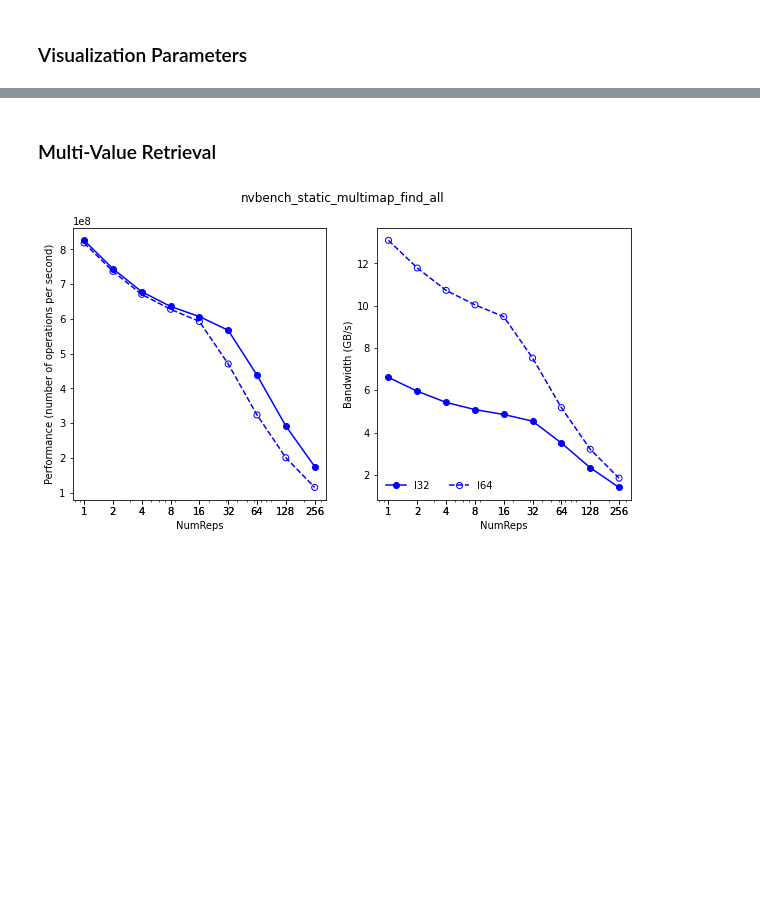
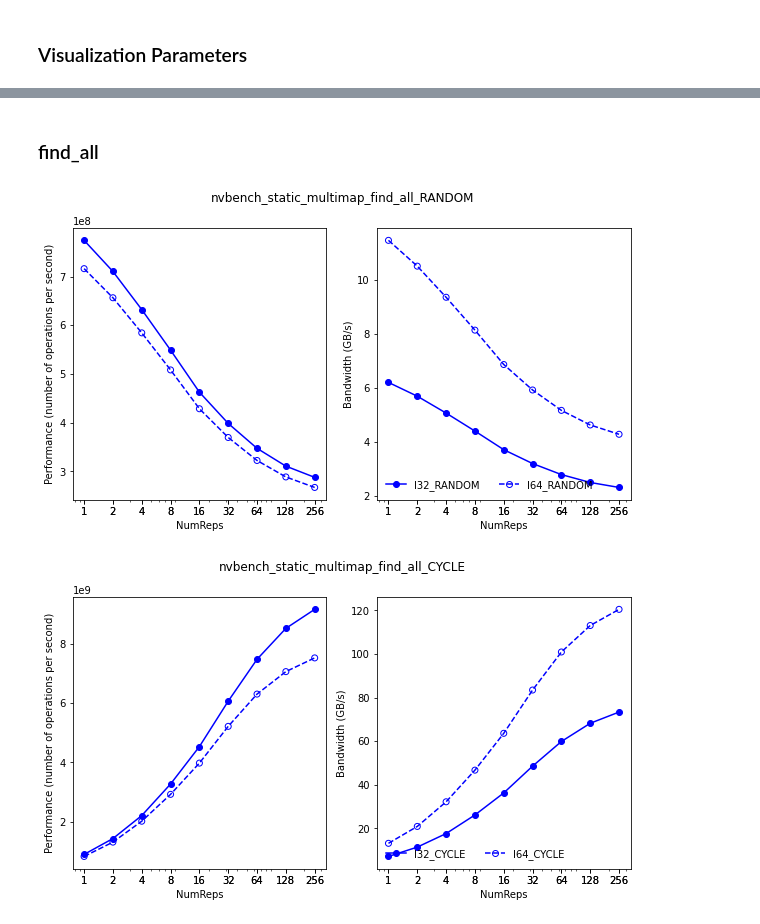
Before and after one commit to NVIDIA/cuCollections, a Jupyter notebook: benchmarks/analysis/notebooks/StaticMultimap.ipynb, the cells around one changed output, grey strips where cells are left out. Cells and saved outputs as stored; diff of their text form; code cells hidden in the pictures; blank space fills up the shorter version.

Commit message:
Update performance analysis jupyter notebook

```diff
--- a/benchmarks/analysis/notebooks/StaticMultimap.ipynb
+++ b/benchmarks/analysis/notebooks/StaticMultimap.ipynb
@@ -108,0 +94,28 @@ for bm in unique_bms:
+# %%
+for bm in unique_bms:
+    flag = "insert_cgsize" in bm
+    if flag:
+        tmpdf = perfdf[perfdf["Benchmark"] == bm]
+
+        # Plot INT32 performance
+        tmp_int32df = tmpdf[tmpdf["Label"].str.contains('I32')]
+
+        randomdf = tmp_int32df[tmp_int32df["Distribution"] == "RANDOM"].reset_index(drop=True)
+        unique_labels = randomdf["Label"].unique()
+        plot_perf(bm + "_INT32_RANDOM", randomdf, "NumReps", unique_labels, flag, True)
+
+        cycledf = tmp_int32df[tmp_int32df["Distribution"] == "CYCLE"].reset_index(drop=True)
+        unique_labels = cycledf["Label"].unique()
+        plot_perf(bm + "_INT32_CYCLE", cycledf, "NumReps", unique_labels, flag, True)
+
+
+        # Plot INT64 Performance
+        tmp_int64df = tmpdf[tmpdf["Label"].str.contains('I64')]
+
+        randomdf = tmp_int64df[tmp_int64df["Distribution"] == "RANDOM"].reset_index(drop=True)
+        unique_labels = randomdf["Label"].unique()
+        plot_perf(bm + "_INT64_RANDOM", randomdf, "NumReps", unique_labels, flag, True)
+
+        cycledf = tmp_int64df[tmp_int64df["Distribution"] == "CYCLE"].reset_index(drop=True)
+        unique_labels = cycledf["Label"].unique()
+        plot_perf(bm + "_INT64_CYCLE", cycledf, "NumReps", unique_labels, flag, True)
@@ -109,12 +127,19 @@ for bm in unique_bms:
 # %% [markdown]
-### Multi-Value Retrieval
+### find_all
 # %%
 for bm in unique_bms:
-    tmpdf = perfdf[perfdf["Benchmark"] == bm]
-    unique_labels = tmpdf["Label"].unique()
+    flag = "find_all" in bm
 
-    flag = "find_all" in bm
     if flag:
-        plot_perf(bm, tmpdf, "NumReps", unique_labels, flag)
+        tmpdf = perfdf[perfdf["Benchmark"] == bm]
+
+        randomdf = tmpdf[tmpdf["Distribution"] == "RANDOM"].reset_index(drop=True)
+        unique_labels = randomdf["Label"].unique()
+        plot_perf(bm + "_RANDOM", randomdf, "NumReps", unique_labels, flag)
+
+        cycledf = tmpdf[tmpdf["Distribution"] == "CYCLE"].reset_index(drop=True)
+        unique_labels = cycledf["Label"].unique()
+        plot_perf(bm + "_CYCLE", cycledf, "NumReps", unique_labels, flag)
 # %% [output]
-[figure, old version]
+[figure, new version]
+[figure, added]
```
Also changed, not shown: parts of 15 cells of this notebook.
